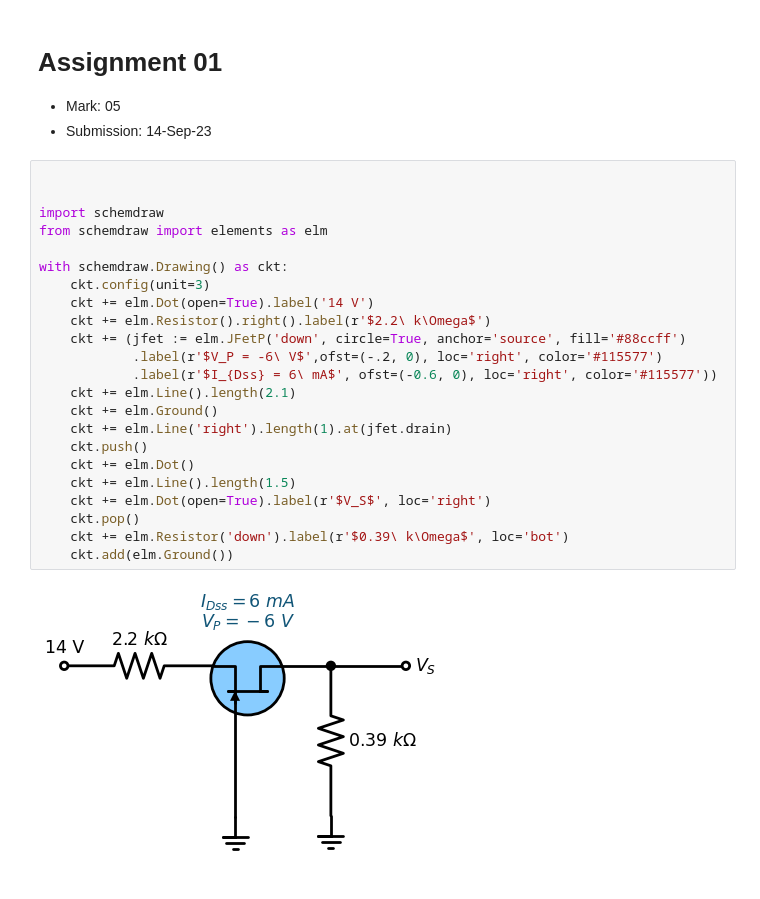
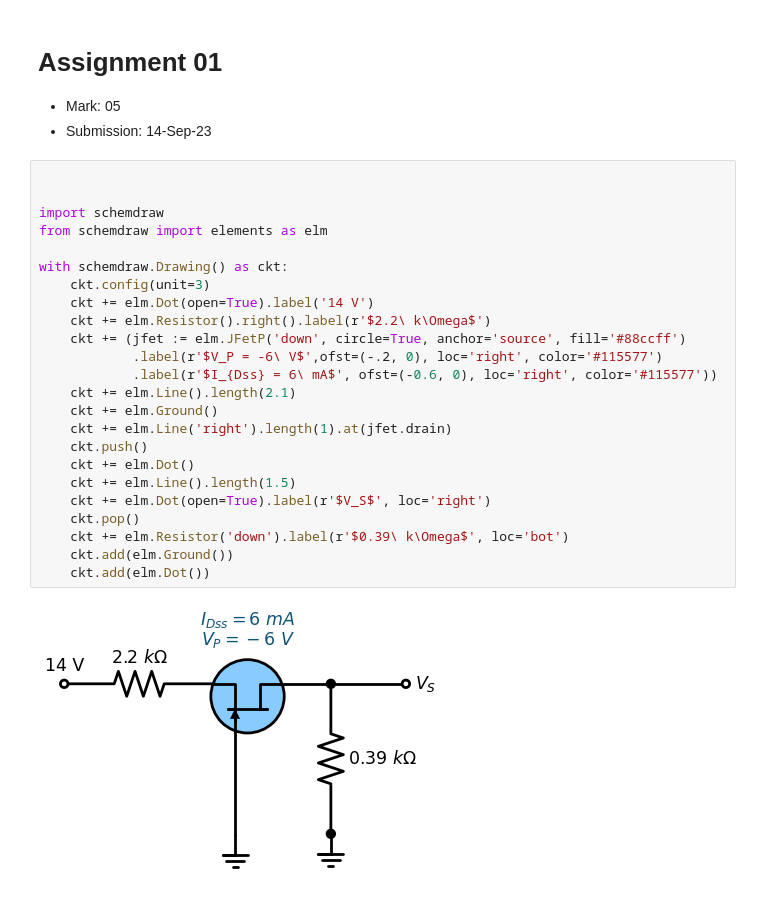
Before and after one commit to avro1199/Python-Programming, a Jupyter notebook: Electronics-2/Circuits.ipynb, the cells around one changed output. Cells and saved outputs as stored; diff of their text form.

```diff
--- a/Electronics-2/Circuits.ipynb
+++ b/Electronics-2/Circuits.ipynb
@@ -5,25 +5,26 @@
 # %%
 
 
 import schemdraw
 from schemdraw import elements as elm
 
 with schemdraw.Drawing() as ckt:
     ckt.config(unit=3)
     ckt += elm.Dot(open=True).label('14 V')
     ckt += elm.Resistor().right().label(r'$2.2\ k\Omega$')
     ckt += (jfet := elm.JFetP('down', circle=True, anchor='source', fill='#88ccff')
             .label(r'$V_P = -6\ V$',ofst=(-.2, 0), loc='right', color='#115577')
             .label(r'$I_{Dss} = 6\ mA$', ofst=(-0.6, 0), loc='right', color='#115577'))
     ckt += elm.Line().length(2.1)
     ckt += elm.Ground()
     ckt += elm.Line('right').length(1).at(jfet.drain)
     ckt.push()
     ckt += elm.Dot()
     ckt += elm.Line().length(1.5)
     ckt += elm.Dot(open=True).label(r'$V_S$', loc='right')
     ckt.pop()
     ckt += elm.Resistor('down').label(r'$0.39\ k\Omega$', loc='bot')
     ckt.add(elm.Ground())
+    ckt.add(elm.Dot())
 # %% [output]
-[figure, old version]
+[figure, new version]
```
Also changed, not shown: 3 other files.
